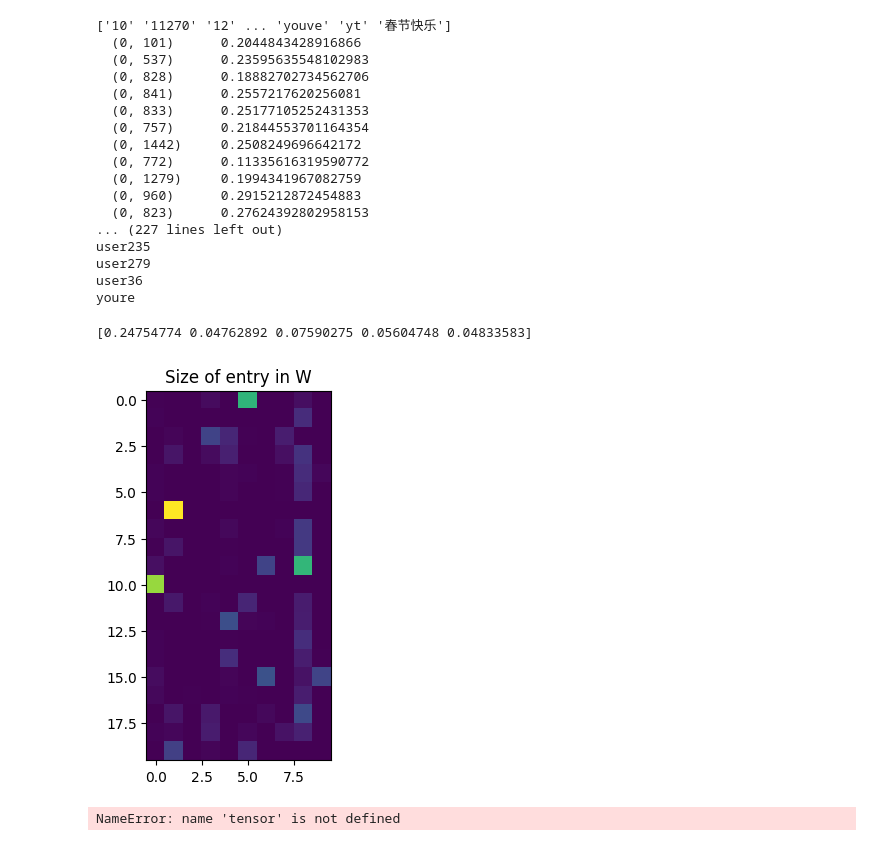
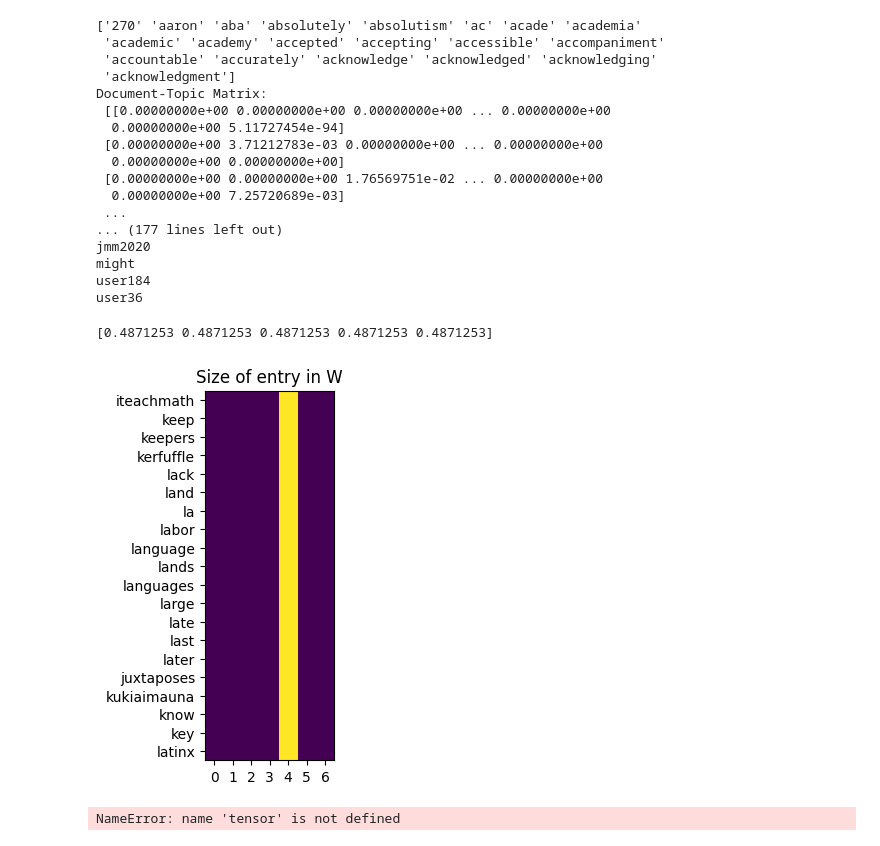
Before and after one commit to DAAAAMNSocialJustice/disruptjmm, a Jupyter notebook: NeuralNMF/nmf.ipynb, the cells around one changed output. Cells and saved outputs as stored; diff of their text form; code cells hidden in the pictures.

```diff
--- a/NeuralNMF/nmf.ipynb
+++ b/NeuralNMF/nmf.ipynb
@@ -31,8 +15,8 @@ nltk.download('stopwords')
 # %%
-df = pd.read_csv('../data cleaning/tweets_el.csv',names=["tweet_id","word"])
+#df = pd.read_csv('../data cleaning/tweets_el.csv',names=["tweet_id","word"])
+tweets = pd.read_csv('../data cleaning/text of tweets.csv',names=["tweet_id","tweet"])
 #the .. moves up the directory then down to the right file.
-df
-tweets = df.groupby('tweet_id')['word'].apply(lambda x: ' '.join(x.astype(str))).reset_index()
-tweets.columns = ['tweet', 'text']
+#tweets = df.groupby('tweet_id')['word'].apply(lambda x: ' '.join(x.astype(str))).reset_index()
+#tweets.columns = ['tweet', 'text']
 tweets
 # %% [output]
@@ -58,21 +36,28 @@ pandas.core.series.Series
 # %%
-groupNum=4
-documents=tweets["text"]
+groupNum=7
+documents=tweets["tweet"]
 
 
 #documents=["I write something does this have to be really long", "I am so very lost bro, what's going on something else"]
 
 #vectorizer=TfidfVectorizer(stop_words='english')
-#stopwords_list=stopwords.words("english")
+stopwords_list=stopwords.words("english")
 #stopwords_list+= ["rt", "https://t.co/pIPCd6Nu9s","https://t.co/DdGBGsLBKe","pipcd6nu9s", "ddgbgslbke", "https"]
-#stopwords_list+= ["rt", "RT"]
+stopwords_list+= ["rt", "RT"]
+
+def cleaner(s):
+    out=re.sub(r'http.*\s?', '',s)
+    out=re.sub(r'\s\d+','',out)
+    out=re.sub(r':\d+','',out)
+    out= out.lower()
+    return out
 
 #vectorizer=TfidfVectorizer(stop_words=stopwords_list, preprocessor=lambda s: re.sub(r'http.*\s?', '',s).lower())
-vectorizer=TfidfVectorizer()
+vectorizer=TfidfVectorizer(stop_words=stopwords_list,preprocessor=cleaner)
 
 X=vectorizer.fit_transform(documents)
 names=vectorizer.get_feature_names_out()
-print(names)
+print(names[0:20])
 n=len(names)
 #print(X)
 
@@ -90,42 +75,46 @@ for i in range(groupNum):
         if H[i,j]>.1:
             print(names[j])
 # %% [output]
-['10' '11270' '12' ... 'youve' 'yt' '春节快乐']
-  (0, 101)      0.2044843428916866
-  (0, 537)      0.23595635548102983
-  (0, 828)      0.18882702734562706
-  (0, 841)      0.2557217620256081
-  (0, 833)      0.25177105252431353
-  (0, 757)      0.21844553701164354
-  (0, 1442)     0.2508249696642172
-  (0, 772)      0.11335616319590772
-  (0, 1279)     0.1994341967082759
-  (0, 960)      0.2915212872454883
-  (0, 823)      0.27624392802958153
-... (227 lines left out)
-user235
-user279
+['270' 'aaron' 'aba' 'absolutely' 'absolutism' 'ac' 'acade' 'academia'
+ 'academic' 'academy' 'accepted' 'accepting' 'accessible' 'accompaniment'
+ 'accountable' 'accurately' 'acknowledge' 'acknowledged' 'acknowledging'
+ 'acknowledgment']
+Document-Topic Matrix:
+ [[0.00000000e+00 0.00000000e+00 0.00000000e+00 ... 0.00000000e+00
+  0.00000000e+00 5.11727454e-94]
+ [0.00000000e+00 3.71212783e-03 0.00000000e+00 ... 0.00000000e+00
+  0.00000000e+00 0.00000000e+00]
+ [0.00000000e+00 0.00000000e+00 1.76569751e-02 ... 0.00000000e+00
+  0.00000000e+00 7.25720689e-03]
+ ...
+... (177 lines left out)
+jmm2020
+might
+user184
 user36
-youre
 # %%
+from matplotlib import pyplot as plt
 #Now adding a heatmap
 row_number = 20
 
 sorted_indices_smalltolarge = np.argsort(W.max(axis=1))
-sorted_matrix_stl = W[sorted_indices_smalltolarge]
-sorted_matrix=sorted_matrix_stl[::-1]
+sorted_indices_lts = sorted_indices_smalltolarge[::-1]
+#sorted_matrix_stl = W[sorted_indices_smalltolarge]
+#sorted_matrix=sorted_matrix_stl[::-1]
+sorted_matrix=W[sorted_indices_lts]
 print(sorted_matrix[0:5,:].max(axis=1))
+
 fig, ax = plt.subplots()
 im = ax.imshow(sorted_matrix[0:row_number,:])
 
-ax.set_yticks(ticks = range(row_number), legend = names[0:row_number])
+ax.set_yticks(ticks = range(row_number), labels = names[sorted_indices_lts[0:row_number]])
 ax.set_xticks(ticks = range(groupNum))
 
 ax.set_title("Size of entry in W")
 plt.show()
 # %% [output]
-[0.24754774 0.04762892 0.07590275 0.05604748 0.04833583]
+[0.4871253 0.4871253 0.4871253 0.4871253 0.4871253]
-[figure, old version]
+[figure, new version]
 # %%
 import torch
 from NeuralNMF import Neural_NMF
```
Also changed, not shown: parts of 4 cells of this notebook, 1 other file.
